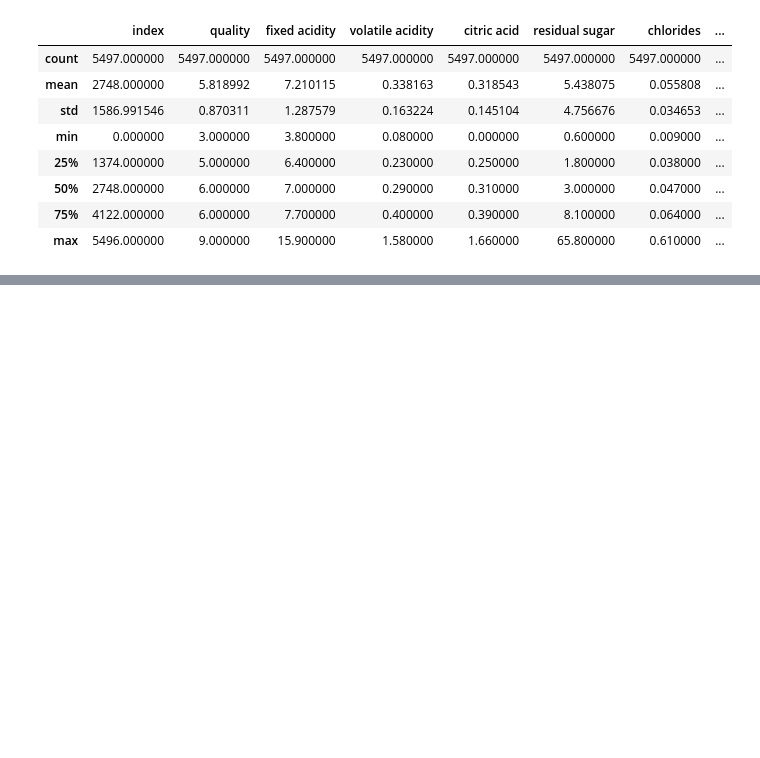
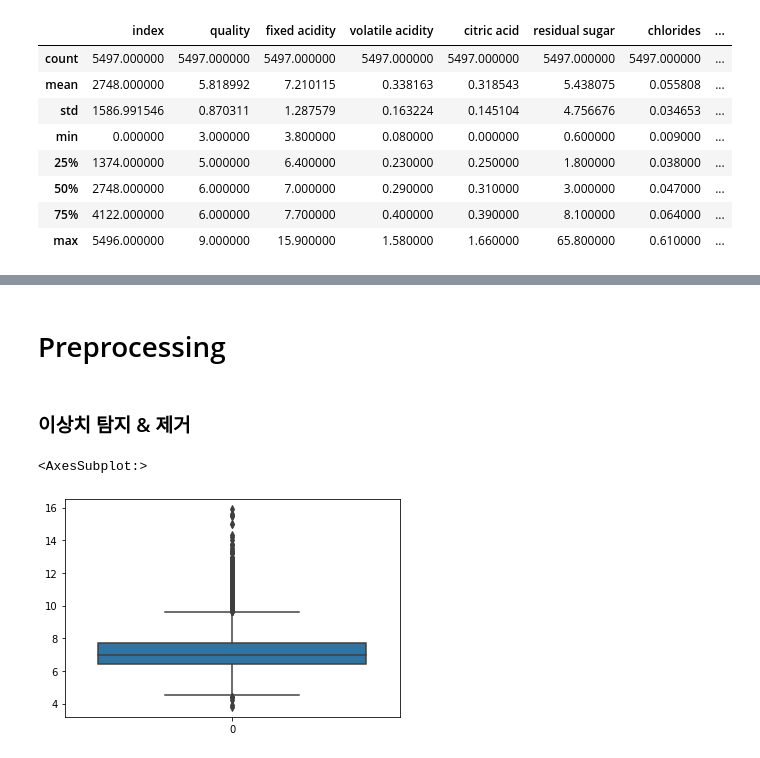
Before and after one commit to seoyeon1/DailyPY, a Jupyter notebook: level 3/EDA-to-Tuning.ipynb, the cells around one changed output, grey strips where cells are left out. Drawn from its saved outputs; the diff is of its cells as text; code cells hidden in the pictures; blank space fills up the shorter version.

```diff
--- a/level 3/EDA-to-Tuning.ipynb
+++ b/level 3/EDA-to-Tuning.ipynb
@@ -149,0 +167,11 @@ findfont: Font family ['NanumBarunGothic'] not found. Falling back to DejaVu San
+# %% [markdown]
+# Preprocessing
+# %% [markdown]
+### 이상치 탐지 & 제거
+# %%
+# IQR - boxplot()
+# 피쳐 'fixed acidity'의 이상치 확인
+sns.boxplot(data=train['fixed acidity'])
+# %% [output]
+<AxesSubplot:>
+[figure, added]
```
Also changed, not shown: parts of 18 cells of this notebook.
